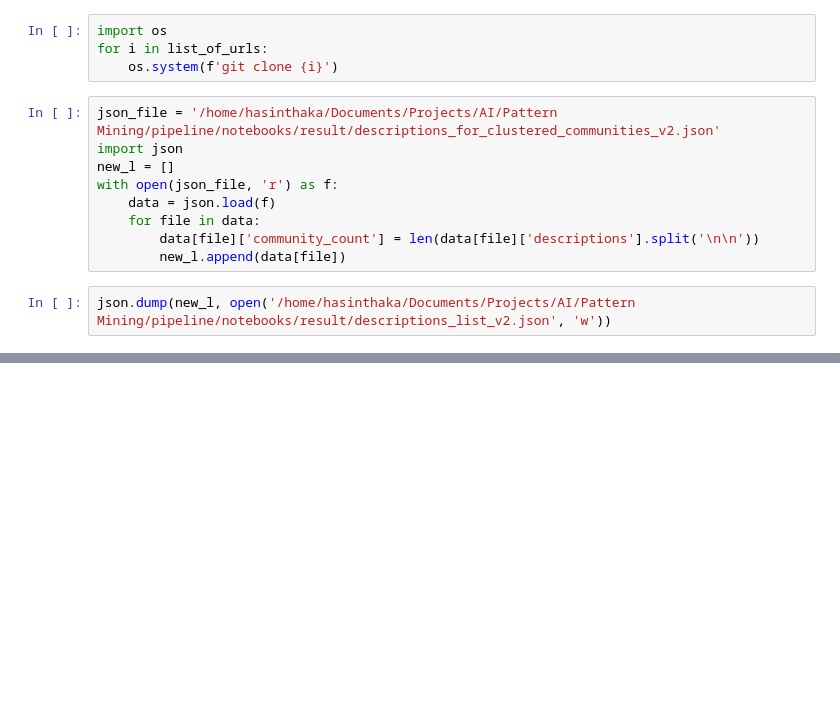
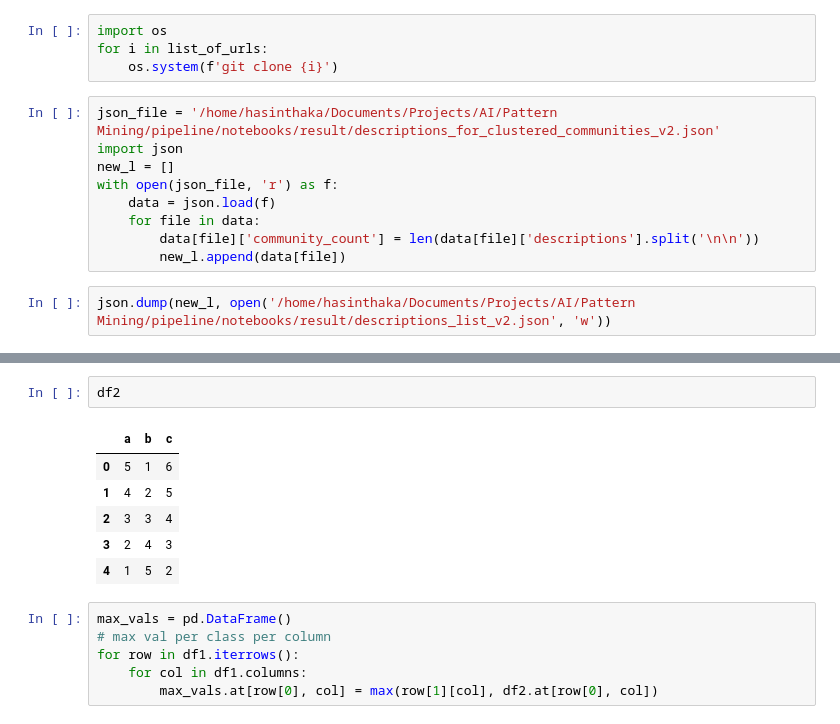
Before and after one commit to HasinthakaPiyumal/AI-Pattern-Mining-Project, a Jupyter notebook: notebooks/_test.ipynb, the cells around one changed output, grey strips where cells are left out. Saved outputs shown, nothing was run; the diff lists cells and outputs as text; blank space fills up the shorter version.

```diff
--- a/notebooks/_test.ipynb
+++ b/notebooks/_test.ipynb
@@ -42,0 +102,15 @@ json.dump(new_l, open('/home/hasinthaka/Documents/Projects/AI/Pattern Mining/pip
+# %%
+df2
+# %% [output]
+|  | a | b | c |
+| 0 | 5 | 1 | 6 |
+| 1 | 4 | 2 | 5 |
+| 2 | 3 | 3 | 4 |
+| 3 | 2 | 4 | 3 |
+| 4 | 1 | 5 | 2 |
+# %%
+max_vals = pd.DataFrame()
+# max val per class per column
+for row in df1.iterrows():
+    for col in df1.columns:
+        max_vals.at[row[0], col] = max(row[1][col], df2.at[row[0], col])
```
Also changed, not shown: parts of 9 cells of this notebook, 10 other files.
